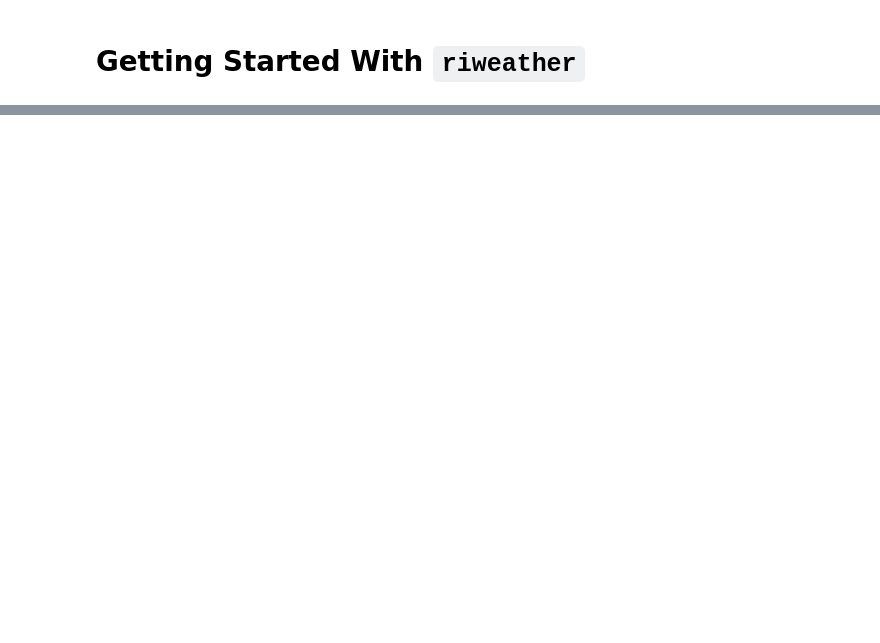
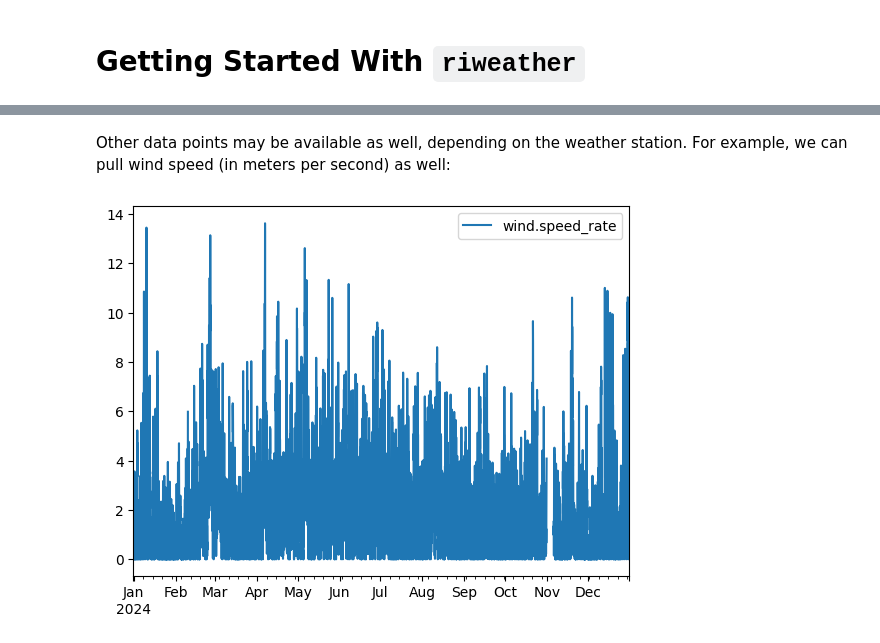
Before and after one commit to ensley-nexant/riweather, a Jupyter notebook: docs/how_to.ipynb, the cells around one changed output, grey strips where cells are left out. Cells and saved outputs as stored; diff of their text form; code cells hidden in the pictures; blank space fills up the shorter version.

```diff
--- a/docs/how_to.ipynb
+++ b/docs/how_to.ipynb
@@ -124,0 +136,8 @@ riweather.plot_stations(my_lat, my_lon, ranked_stations, distance_unit="mi")
+# %% [markdown]
+Other data points may be available as well, depending on the weather station. For example, we can pull wind speed (in meters per second) as well:
+# %%
+ts = station.fetch_data(2024, datum="wind", period="h", rollup="ending", tz="US/Mountain")
+ts.plot()
+plt.show()
+# %% [output]
+[figure, added]
```
Also changed, not shown: parts of 36 cells of this notebook, 5 other files.
